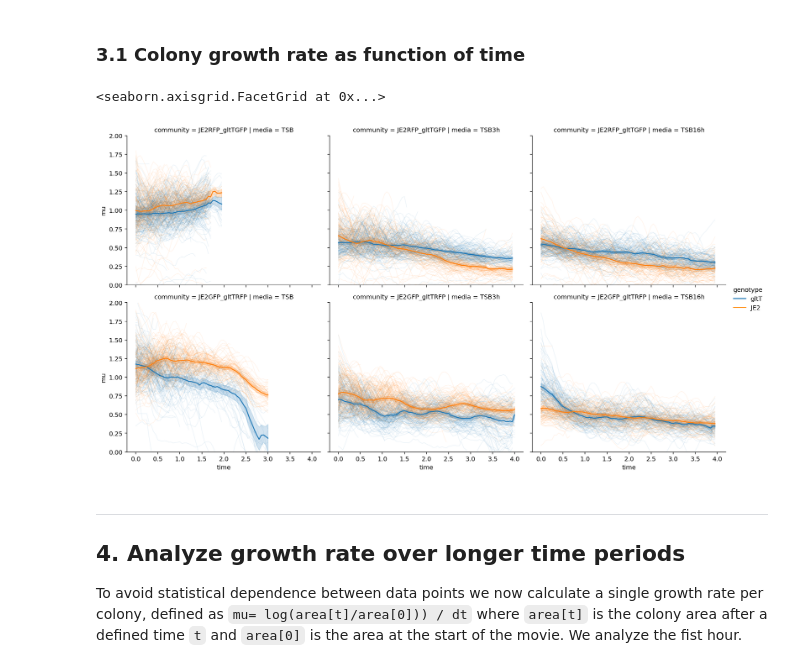
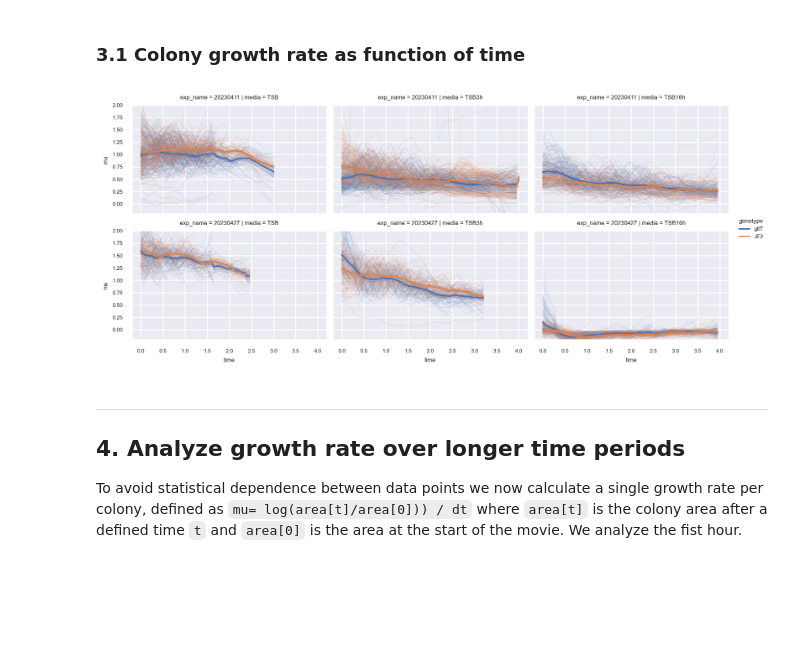
Before and after one commit to simonvanvliet/PA-SA_Agarpads, a Jupyter notebook: 6_plot_colony_growth.ipynb, the cells around one changed output. Saved outputs shown, nothing was run; the diff lists cells and outputs as text; code cells hidden in the pictures; blank space fills up the shorter version.

```diff
--- a/6_plot_colony_growth.ipynb
+++ b/6_plot_colony_growth.ipynb
@@ -24,10 +24,7 @@ import pathlib
 ## 1. Load data
 # %%
 #set path to output csv files
-path_data_files = pathlib.Path()
-
-#set filenames
-data_name = "20230411"
+path_data_files = pathlib.Path("/Users/simonvanvliet/TempData/DataFiles/")
 
 #read data
 csv_name = path_data_files / "all_data_filtered.csv"
@@ -58,14 +55,14 @@ df_filtered['mu'] = df_filtered.groupby('unique_id')['area'].rolling(fit_window,
 # %% [markdown]
 ### 3.1 Colony growth rate as function of time
 # %%
-g = sns.FacetGrid(data=df_filtered, col='media',row='community',hue='genotype',aspect=1.2,height=4)
+sns.set(font_scale=0.5)
+g = sns.FacetGrid(data=df_filtered, col='media',row='exp_name',hue='genotype',aspect=1.5,height=2)
 g.map_dataframe(sns.lineplot, x='time', y='mu', alpha=0.1,size=1,units='unique_id', estimator=None)
 g.map_dataframe(sns.lineplot, x='time', y='mu').add_legend()
-
-g.set(ylim=(0, 2))
+g.set(ylim=(-0.2, 2))
+g.savefig('colony_growth.pdf')
 # %% [output]
-<seaborn.axisgrid.FacetGrid at 0x...>
-[figure, old version]
+[figure, new version]
 # %% [markdown]
 ---
 
```
Also changed, not shown: parts of 9 cells of this notebook, 8 other files.
